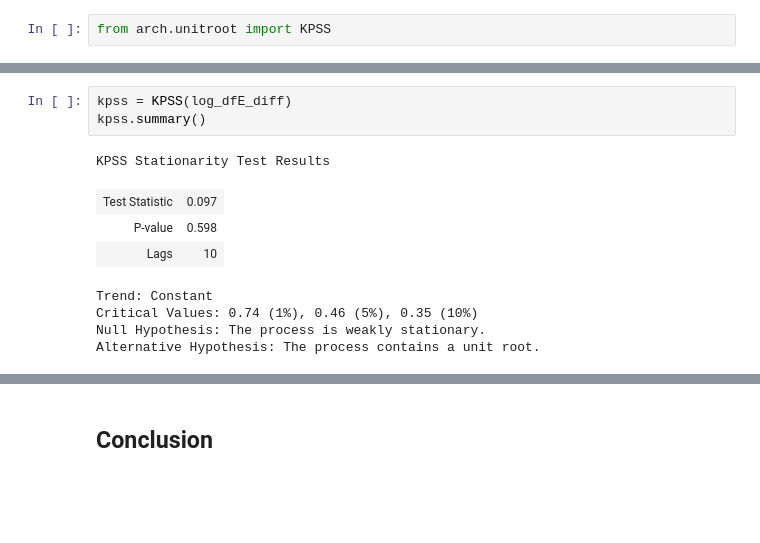
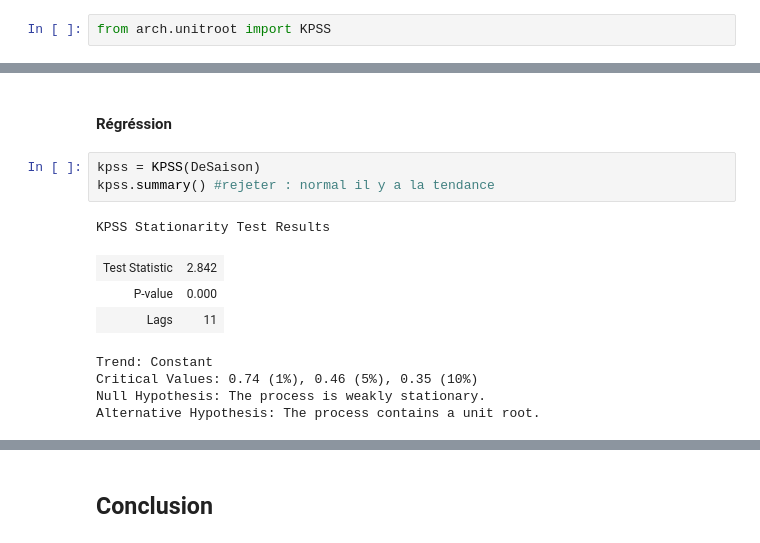
Before and after one commit to DimSum2k20/TimeSeries, a Jupyter notebook: partie1_etude_transform_serie.ipynb, the cells around one changed output, grey strips where cells are left out. Saved outputs shown, nothing was run; the diff lists cells and outputs as text; blank space fills up the shorter version.

```diff
--- a/partie1_etude_transform_serie.ipynb
+++ b/partie1_etude_transform_serie.ipynb
@@ -394,11 +483,13 @@ kpss.summary()
+# %% [markdown]
+#### Régréssion
 # %%
-kpss = KPSS(log_dfE_diff)
-kpss.summary()
+kpss = KPSS(DeSaison)
+kpss.summary() #rejeter : normal il y a la tendance
 # %% [output]
 KPSS Stationarity Test Results
-| Test Statistic | 0.097 |
-| P-value | 0.598 |
-| Lags | 10 |
+| Test Statistic | 2.842 |
+| P-value | 0.000 |
+| Lags | 11 |
 Trend: Constant
 Critical Values: 0.74 (1%), 0.46 (5%), 0.35 (10%)
 Null Hypothesis: The process is weakly stationary.
```
Also changed, not shown: parts of 60 cells of this notebook, 14 other files.
